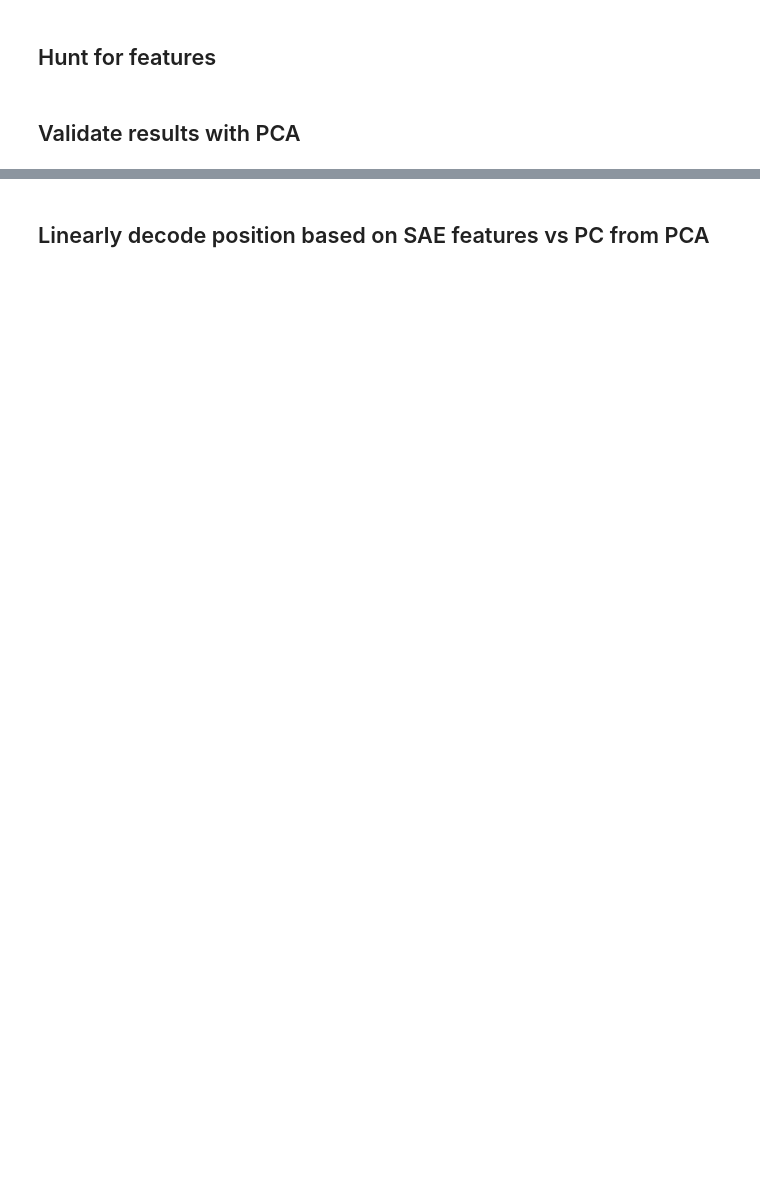
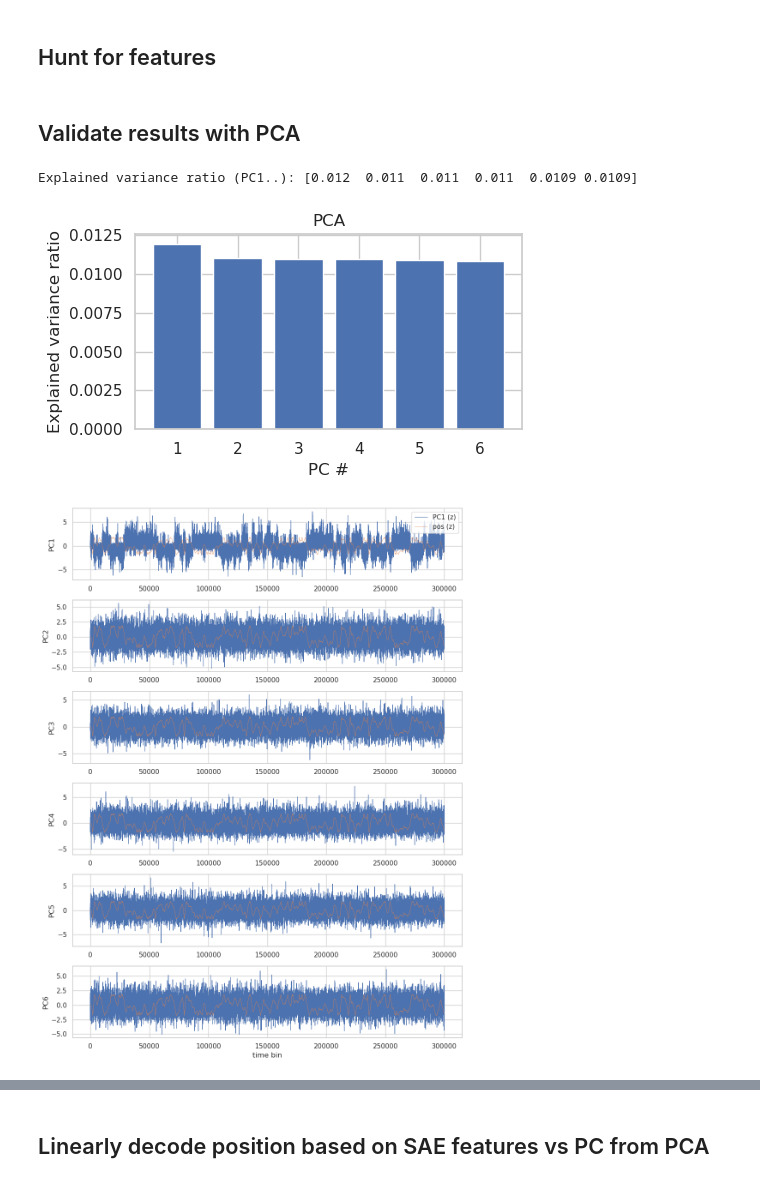
Before and after one commit to jkbhagatio/nldisco, a Jupyter notebook: notebooks/mini_msae_place_cells.ipynb, the cells around one changed output, grey strips where cells are left out. Drawn from its saved outputs; the diff is of its cells as text; code cells hidden in the pictures; blank space fills up the shorter version.

```diff
--- a/notebooks/mini_msae_place_cells.ipynb
+++ b/notebooks/mini_msae_place_cells.ipynb
@@ -542,31 +560,36 @@ def simple_pca_inspect(spike_cts, pos, n_components=6, n_pos_bins=30, smoothing_
         ax = plt.subplot(K, 1, i+1)
         ax.plot(centers, mean_by_bin, marker='o')
         ax.set_ylabel(f"PC{i+1}")
         if i == 0:
             ax.set_title("PC ratemaps (mean activation per position bin)")
     plt.xlabel("position"); plt.tight_layout(); plt.show()
 
     # 4) loadings: show top contributing neurons per PC
     #    we'll plot the absolute weights and list top-5 neuron indices per PC
     topk = 8
     plt.figure(figsize=(10, 2.2 * K))
     for i in range(K):
         w = comps[i]   # length N
         idx = np.argsort(np.abs(w))[::-1][:topk]
         ax = plt.subplot(K, 1, i+1)
         ax.bar(np.arange(topk), w[idx])
         ax.set_xticks(np.arange(topk))
         ax.set_xticklabels([str(j) for j in idx], rotation=45)
         ax.set_ylabel(f"PC{i+1}")
         if i == 0:
             ax.set_title(f"Top {topk} neuron loadings per PC (indices)")
     plt.xlabel("neuron index"); plt.tight_layout(); plt.show()
 
     # return objects for further inspection if needed
     return {"pca": pca, "pcs": pcs, "components": comps, "explained": explained, "pos_bins": centers}
 
 # -------------------------
 # Example usage
 # -------------------------
-
+pos = np.load("./positions.npy")
+time = np.load("./timepoints.npy")
 res = simple_pca_inspect(spike_cts, pos, n_components=6, n_pos_bins=30, smoothing_sigma=3)
+# %% [output]
+Explained variance ratio (PC1..): [0.012  0.011  0.011  0.011  0.0109 0.0109]
+[figure, added]
+[figure, added]
```
Also changed, not shown: parts of 8 cells of this notebook.
